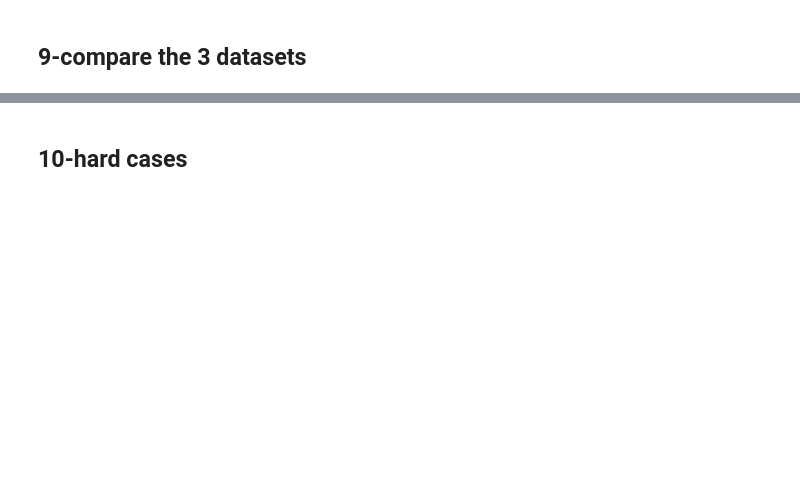
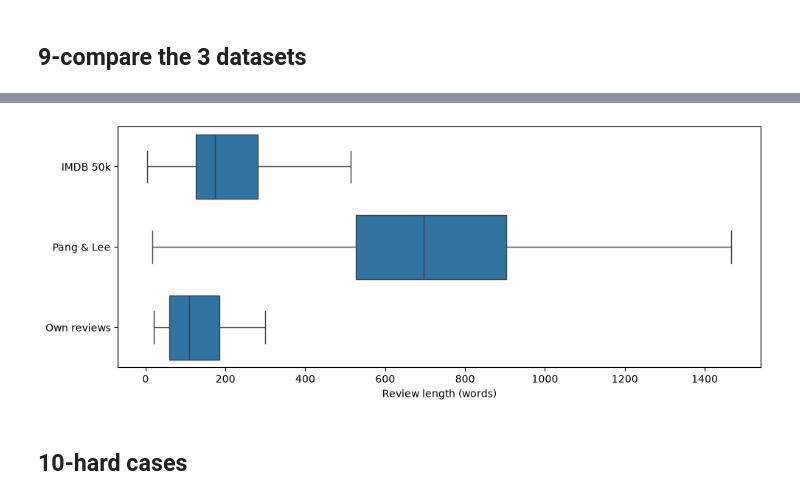
Before and after one commit to yacine-saidane/Sentiment-Analysis, a Jupyter notebook: notebooks/01_eda.ipynb, the cells around one changed output, grey strips where cells are left out. Drawn from its saved outputs; the diff is of its cells as text; code cells hidden in the pictures; blank space fills up the shorter version.

Commit message:
add figures

```diff
--- a/notebooks/01_eda.ipynb
+++ b/notebooks/01_eda.ipynb
@@ -100,3 +149,18 @@ pd.DataFrame({"IMDB": profile(imdb_dedup), "PangLee": profile(pl), "Own": profil
+# %%
+lens = pd.concat([
+    pd.DataFrame({"words": imdb_dedup["review"].str.split().str.len(), "dataset": "IMDB 50k"}),
+    pd.DataFrame({"words": pl["review"].str.split().str.len(), "dataset": "Pang & Lee"}),
+    pd.DataFrame({"words": own["review"].str.split().str.len(), "dataset": "Own reviews"}),
+])
+plt.figure(figsize=(10, 4))
+sns.boxplot(data=lens, x="words", y="dataset", showfliers=False)
+plt.xlabel("Review length (words)")
+plt.ylabel("")
+plt.tight_layout()
+plt.savefig("figures/03_length_comparison.png", dpi=150)
+plt.show()
+# %% [output]
+[figure, added]
 # %% [markdown]
 ## 10-hard cases
 # %%
```
Also changed, not shown: parts of 11 cells of this notebook, 7 other files.
